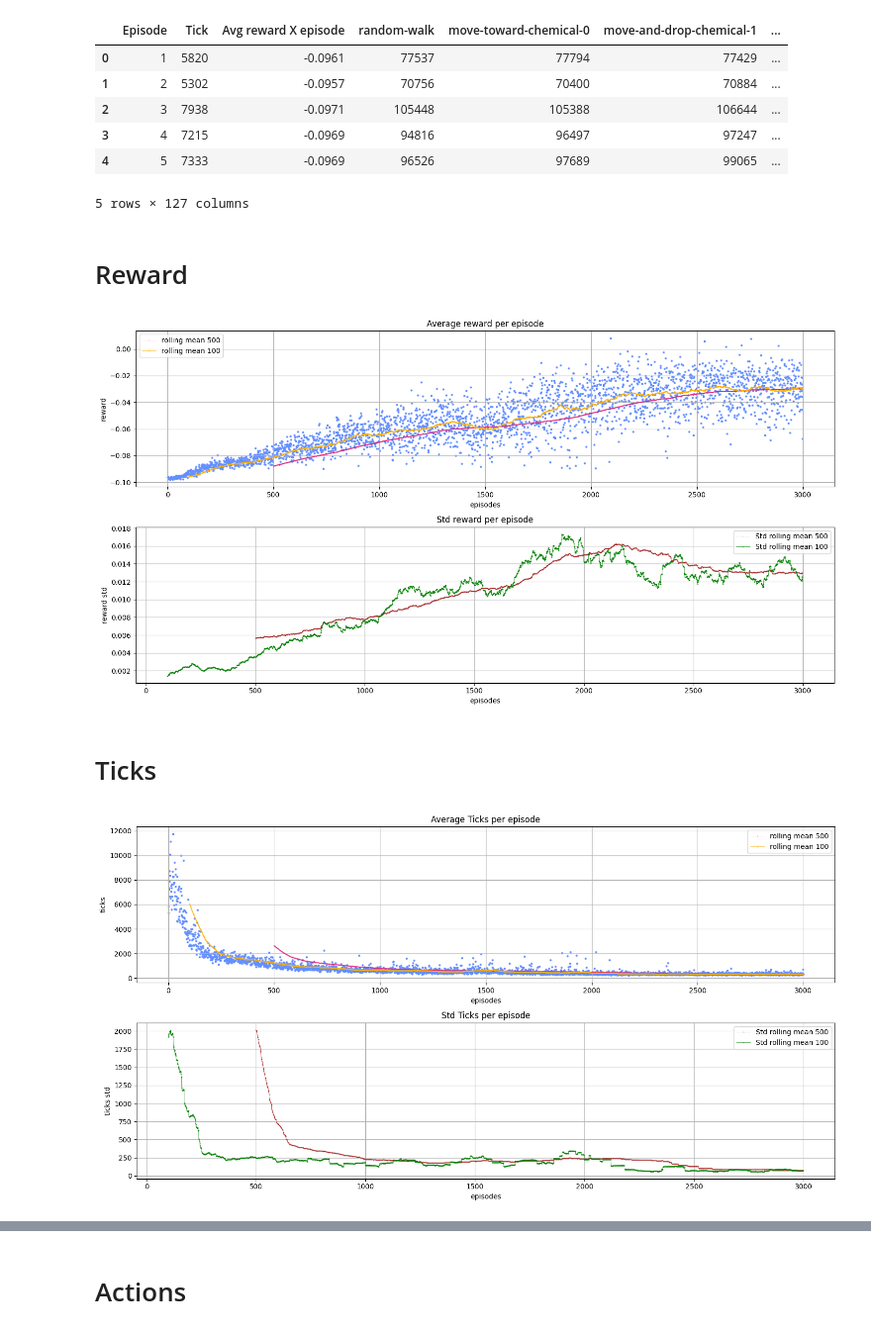
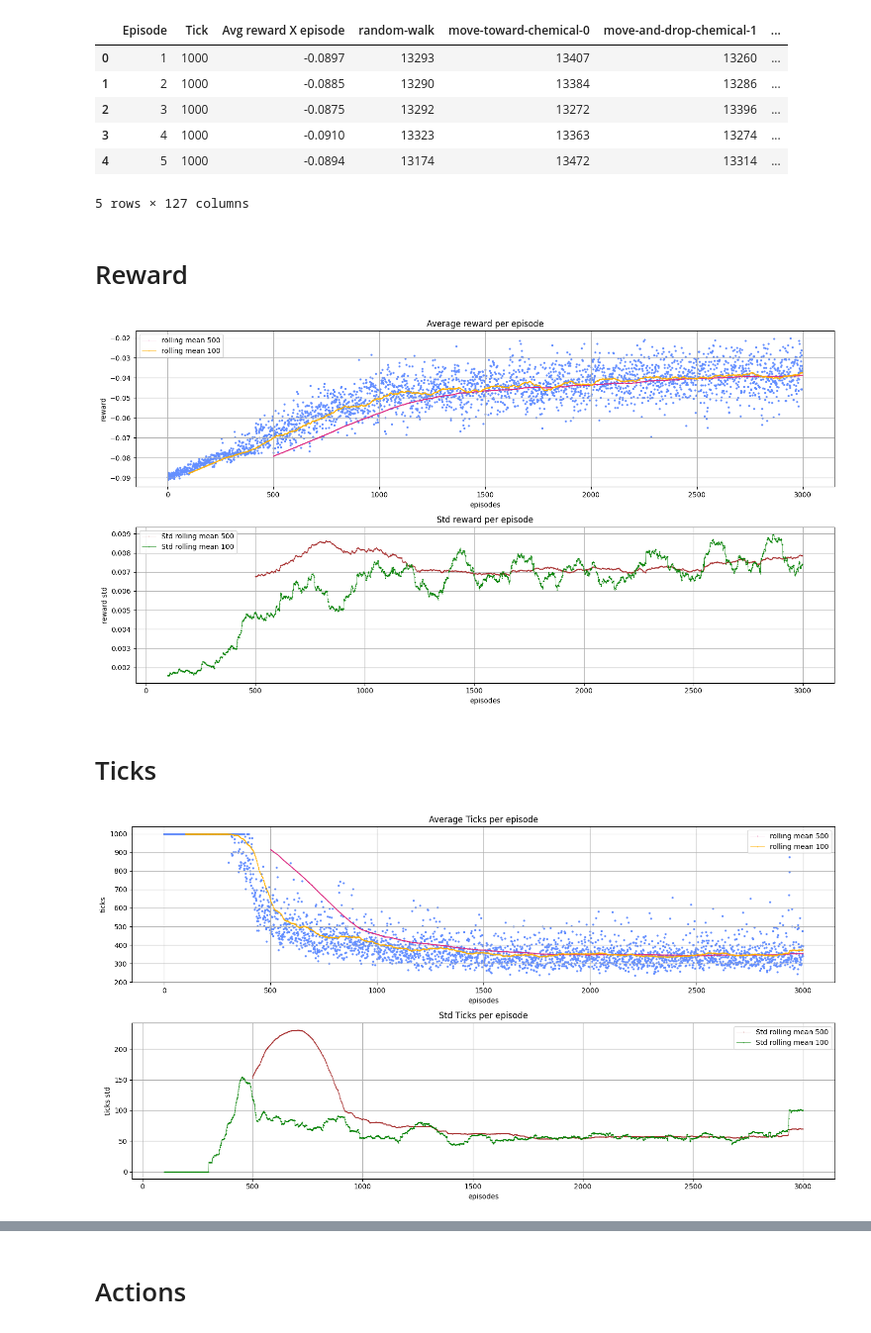
Before and after one commit to dav3-b/RL-swarms, a Jupyter notebook: refactoring/PlotMetrics3.ipynb, the cells around one changed output, grey strips where cells are left out. Shown at 99% size. Saved outputs shown, nothing was run; the diff lists cells and outputs as text; code cells hidden in the pictures.

```diff
--- a/refactoring/PlotMetrics3.ipynb
+++ b/refactoring/PlotMetrics3.ipynb
@@ -3,16 +3,16 @@ import pandas as pd
 import numpy as np
 import matplotlib.pyplot as plt
 # %%
-train_path = "server_runs/runs/train/train_07_08_2025__10_35_34/iql_train_output_07_08_2025__10_35_34.csv"
+train_path = "server_runs/runs/train/train_07_10_2025__15_10_00/iql_train_output_07_10_2025__15_10_00.csv"
 results = pd.read_csv(train_path)
 results.head()
 # %% [output]
 |  | Episode | Tick | Avg reward X episode | random-walk | move-toward-chemical-0 | move-and-drop-chemical-1 | ... |
-| 0 | 1 | 5820 | -0.0961 | 77537 | 77794 | 77429 | ... |
-| 1 | 2 | 5302 | -0.0957 | 70756 | 70400 | 70884 | ... |
-| 2 | 3 | 7938 | -0.0971 | 105448 | 105388 | 106644 | ... |
-| 3 | 4 | 7215 | -0.0969 | 94816 | 96497 | 97247 | ... |
-| 4 | 5 | 7333 | -0.0969 | 96526 | 97689 | 99065 | ... |
+| 0 | 1 | 1000 | -0.0897 | 13293 | 13407 | 13260 | ... |
+| 1 | 2 | 1000 | -0.0885 | 13290 | 13384 | 13286 | ... |
+| 2 | 3 | 1000 | -0.0875 | 13292 | 13272 | 13396 | ... |
+| 3 | 4 | 1000 | -0.0910 | 13323 | 13363 | 13274 | ... |
+| 4 | 5 | 1000 | -0.0894 | 13174 | 13472 | 13314 | ... |
 5 rows × 127 columns
 # %% [markdown]
 # Reward
@@ -46,7 +46,7 @@ fig.tight_layout()
 #plt.savefig("Cluster_avg_reward")
 plt.show()
 # %% [output]
-[figure, old version]
+[figure, new version]
 # %% [markdown]
 # Ticks
 # %%
@@ -77,7 +77,7 @@ fig.tight_layout()
 #plt.savefig("Cluster_avg_reward")
 plt.show()
 # %% [output]
-[figure, old version]
+[figure, new version]
 # %%
 x = [i for i in range(2500, 3000)]
 y1 = results["Tick"].rolling(window=500).mean()
```
Also changed, not shown: parts of 2 cells of this notebook, 26 other files.
